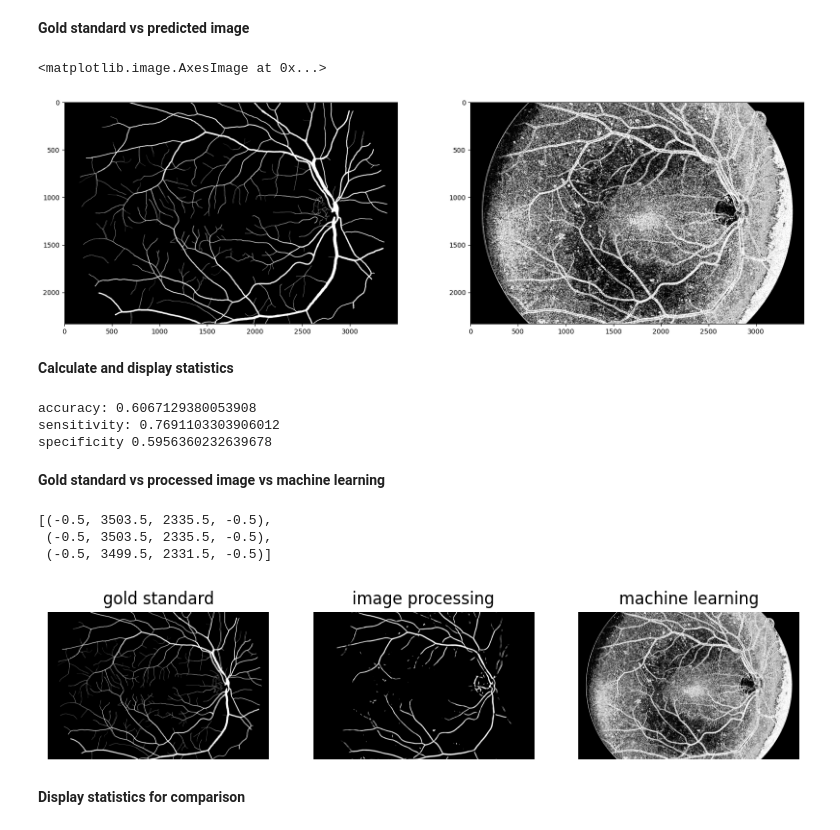
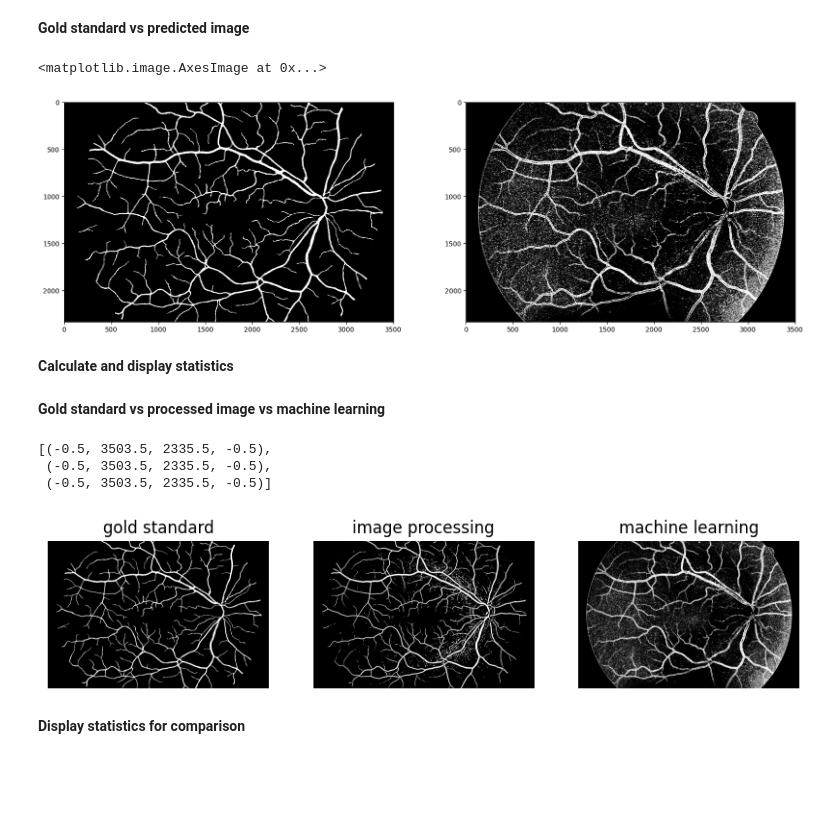
Before and after one commit to HubertLuszkiewicz/RetinaDetect, a Jupyter notebook: eye_fundus_detection.ipynb, the cells around one changed output. Saved outputs shown, nothing was run; the diff lists cells and outputs as text; code cells hidden in the pictures; blank space fills up the shorter version.

```diff
--- a/eye_fundus_detection.ipynb
+++ b/eye_fundus_detection.ipynb
@@ -305,21 +329,2 @@ specificity 0.7347340774786605
 # %% [markdown]
 **Test our model on new image**
-# %%
-new_image = io.imread(image_name, as_gray=True)
-fragments = view_as_windows(new_image, (5, 5))
-
-metrics = []
-for i in range(len(fragments)):
-    for j in range(len(fragments[0])):
-        square = fragments[i][j]
-        average = mean(square.reshape(-1))
-        stand_dev = stdev(square.reshape(-1))
-        metrics.append([average, stand_dev])
-
-print('finished creating metrics')
-print('staring predicting')
-predictions = rfc.predict(metrics)
-print('finished predicting')
-predicted_image = predictions.reshape(fragments.shape[0], fragments.shape[1])
-
-io.imshow(predicted_image, cmap='gray')
@@ -338,0 +331,17 @@ without_border = perfect_image[2:bottom, 2:right]
+# %%
+new_image = io.imread(images[-1])
+new_image = scale_to_zero_to_one_range(new_image)
+new_image = get_green_channel(new_image)
+patches = split_image_into_patches(new_image, 5)
+print(patches.shape)
+metrics = []
+for i, patch in enumerate(patches):
+    feature_vector = calculate_features(patch)
+    metrics.append(feature_vector)
+
+print('finished creating metrics')
+print('staring predicting')
+prediction = rfc.predict(metrics)
+predicted_image = prediction.reshape(new_image.shape[0], new_image.shape[1])
+print('finished predicting')
+plt.imshow(predicted_image, cmap='gray')
@@ -338,0 +355,4 @@ without_border = perfect_image[2:bottom, 2:right]
+# %%
+gold_standard = io.imread(expert_masks[-1])
+gold_standard = scale_to_zero_to_one_range(gold_standard)
+print(classification_report(gold_standard.flatten(), predicted_image.flatten()))
@@ -341,48 +370,21 @@ without_border = perfect_image[2:bottom, 2:right]
 # %%
 fig, ax = plt.subplots(1, 2, figsize=(20, 6))
 
-ax[0].imshow(without_border, cmap='gray')
+ax[0].imshow(gold_standard, cmap='gray')
 ax[1].imshow(predicted_image, cmap='gray')
 # %% [output]
 <matplotlib.image.AxesImage at 0x...>
-[figure, old version]
+[figure, new version]
 # %% [markdown]
 **Calculate and display statistics**
-# %%
-tp = 0
-tn = 0
-fp = 0
-fn = 0
-for i in range(without_border.shape[0]):
-    for j in range(without_border.shape[1]):
-        if without_border[i][j] == 0 and predicted_image[i][j] == 0:
-            tn += 1
-        if without_border[i][j] == 0 and predicted_image[i][j] == 255:
-            fp += 1
-        if without_border[i][j] == 255 and predicted_image[i][j] == 0:
-            fn += 1
-        if without_border[i][j] == 255 and predicted_image[i][j] == 255:
-            tp += 1
-
-accuracy = (tp + tn) / (tn + fp + fn + tp)
-sensitivity = tp / (tp + fn)
-specificity = tn / (tn + fp)
-
-print('accuracy: {}'.format(accuracy))
-print('sensitivity: {}'.format(sensitivity))
-print('specificity {}'.format(specificity))
-# %% [output]
-accuracy: 0.6067129380053908
-sensitivity: 0.7691103303906012
-specificity 0.5956360232639678
 # %% [markdown]
 **Gold standard vs processed image vs machine learning**
 # %%
 fig, ax = plt.subplots(1, 3, figsize=(10, 20))
 
-ax[0].imshow(perfect_image, cmap='gray')
+ax[0].imshow(gold_standard, cmap='gray')
 ax[0].set_title('gold standard')
-ax[1].imshow(prediction, cmap='gray')
+ax[1].imshow(threshholded_image, cmap='gray')
 ax[1].set_title('image processing')
 ax[2].imshow(predicted_image, cmap='gray')
 ax[2].set_title('machine learning')
@@ -390,7 +392,7 @@ ax[2].set_title('machine learning')
 # %% [output]
 [(-0.5, 3503.5, 2335.5, -0.5),
  (-0.5, 3503.5, 2335.5, -0.5),
- (-0.5, 3499.5, 2331.5, -0.5)]
+ (-0.5, 3503.5, 2335.5, -0.5)]
-[figure, old version]
+[figure, new version]
 # %% [markdown]
 **Display statistics for comparison**
```
Also changed, not shown: parts of 45 cells of this notebook, 1 other file.
